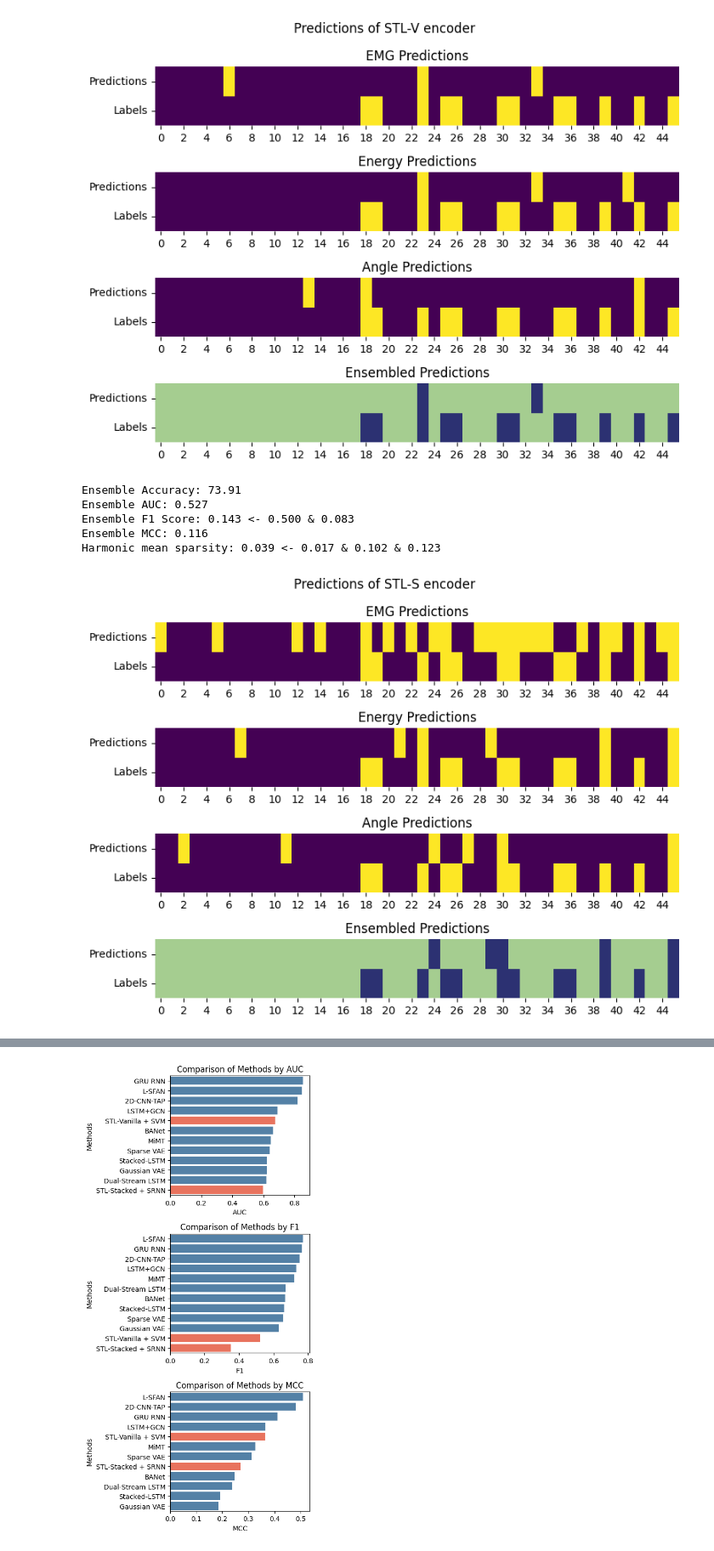
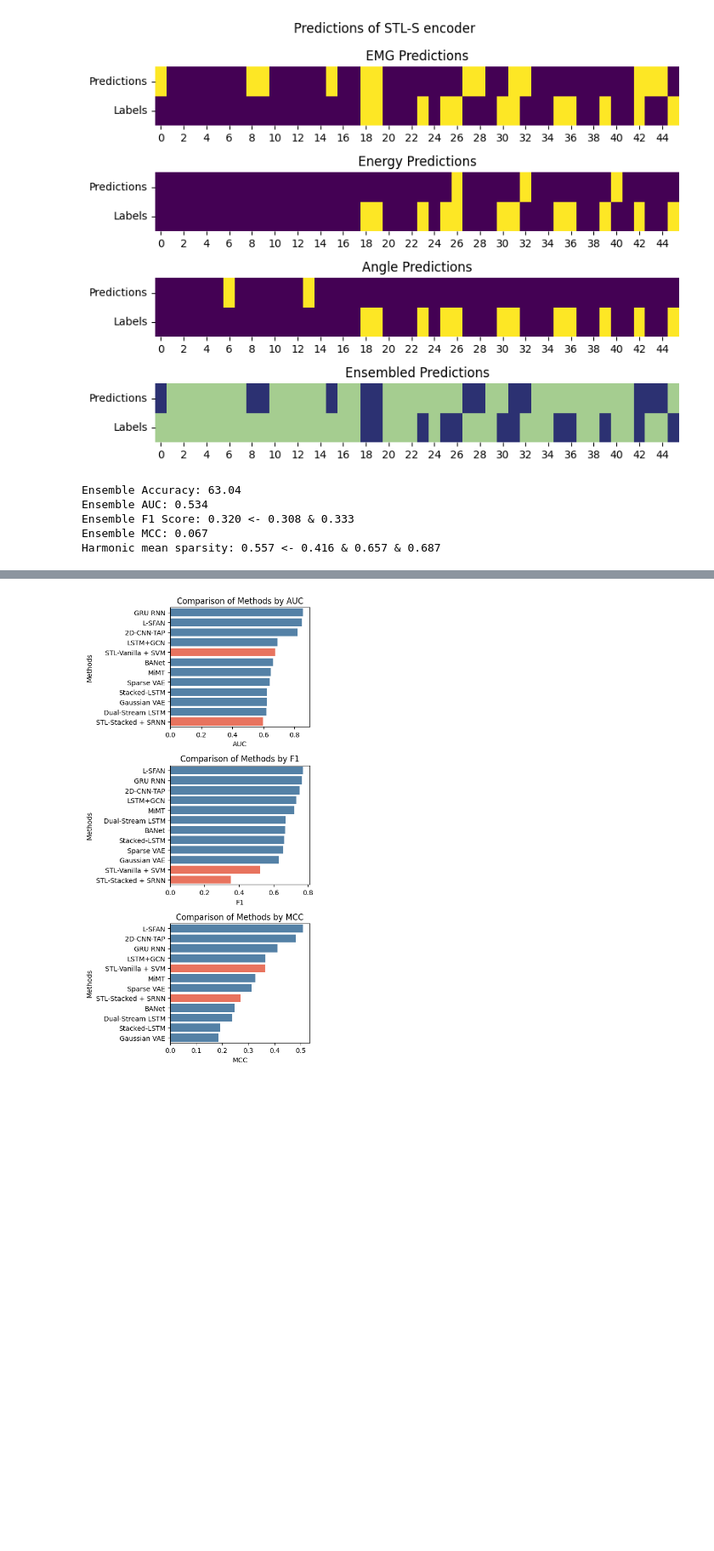
Before and after one commit to freek1/emopain-stl, a Jupyter notebook: analyze/results.ipynb, the cells around one changed output, grey strips where cells are left out. Shown at 85% size. Saved outputs shown, nothing was run; the diff lists cells and outputs as text; code cells hidden in the pictures; blank space fills up the shorter version.

```diff
--- a/analyze/results.ipynb
+++ b/analyze/results.ipynb
@@ -5,10 +5,10 @@ import matplotlib.pyplot as plt
 
 file = "emopain_"
 mehtod = "srnn"
-suffix = "_old_bszs" # ""
+suffix = "_10sp_0.0dp" # "_old_bszs"
 file += mehtod + suffix
 data_types = ["emg", "energy", "angle"]
-encoders = ["STL-V", "STL-S", "rate", "latency"]
+encoders = ["STL-S", "STL-V"]#, "rate", "latency"]
 
 data = []
 filenames = []
@@ -18,7 +18,7 @@ for data_type in data_types:
         # if encoder == "STL-S":
         #     results = pd.read_csv(f'../results/{file}_bsz/results_{data_type}_{encoder}.csv', index_col=0)
         # else:
-        results = pd.read_csv(f'../results/{file}/results_{data_type}_{encoder}.csv', index_col=0)
+        results = pd.read_csv(f'../results/fixmi/{file}/results_{data_type}_{encoder}.csv', index_col=0)
         filenames.append(f"{file} {data_type} {encoder}")
         print(filenames[-1])
         try:
@@ -137,15 +134,17 @@ for encoder in encoders:
     energy_mcc = matthews_corrcoef(labels, energy_preds)
     angle_mcc = matthews_corrcoef(labels, angle_preds)
 
+    # if mehtod == "svm":
     weights = [emg_f1, energy_f1, angle_f1]
+    # if mehtod == "srnn":
+    #     weights = [emg_acc, energy_acc, angle_acc]
 
     # Perform accuracy-weighted majority voting
     ensemble_preds = np.round(
         (emg_preds * weights[0] + energy_preds * weights[1] + angle_preds * weights[2]) / sum(weights)
     ).astype(int)
-
-    # Perform non-weighted majority voting
-    ensemble_preds = np.round((emg_preds + energy_preds + angle_preds) / 3).astype(int)
+# Perform non-weighted majority voting
+# ensemble_preds = np.round((emg_preds + energy_preds + angle_preds) / 3).astype(int)
 
     fig, axs = plt.subplots(4, 1, figsize=(8,6))
 
@@ -177,37 +176,36 @@ for encoder in encoders:
     sparsities = [
         results_dict[f'{file}_emg_{encoder}']['sparsities'][0],
         results_dict[f'{file}_energy_{encoder}']['sparsities'][0],
         results_dict[f'{file}_angle_{encoder}']['sparsities'][0]
     ]
 
     harmonic_mean_sparsity = hmean(sparsities)
 
     # Calculate and print ensemble performance metrics
     ensemble_accuracy = accuracy_score(labels, ensemble_preds)
     # pr_curve = precision_recall_curve(labels, ensemble_preds)
     # ensemble_auc = auc(pr_curve[1], pr_curve[0])
     ensemble_auc = roc_auc_score(labels, ensemble_preds)
     ensemble_f1 = f1_score(labels, ensemble_preds)
     ensemble_prec = precision_score(labels, ensemble_preds)
     ensemble_rec = recall_score(labels, ensemble_preds)
     ensemble_mcc = matthews_corrcoef(labels, ensemble_preds)
 
     print(f'Ensemble Accuracy: {ensemble_accuracy*100:.2f}')
     print(f'Ensemble AUC: {ensemble_auc:.3f}')
     print(f'Ensemble F1 Score: {ensemble_f1:.3f} <- {ensemble_prec:.3f} & {ensemble_rec:.3f}')
     print(f'Ensemble MCC: {ensemble_mcc:.3f}')
     print(f'Harmonic mean sparsity: {harmonic_mean_sparsity:.3f} <- {" & ".join([f"{s:.3f}" for s in sparsities])}')
 
     ensemble[encoder] = [ensemble_accuracy, ensemble_auc, ensemble_f1, ensemble_mcc, harmonic_mean_sparsity]
 
     encoder_preds = ensemble_preds.tolist()  # Convert for clarity (optional)
     ensemble_preds_d[encoder].append(encoder_preds)  # Append current predictions list
     ensemble_preds_d["labels"] = labels.tolist()  # Add labels to the dictionary
 # %% [output]
-[figure, old version]
+[figure, new version]
-Ensemble Accuracy: 73.91
-Ensemble AUC: 0.527
-Ensemble F1 Score: 0.143 <- 0.500 & 0.083
-Ensemble MCC: 0.116
-Harmonic mean sparsity: 0.039 <- 0.017 & 0.102 & 0.123
+Ensemble Accuracy: 63.04
+Ensemble AUC: 0.534
+Ensemble F1 Score: 0.320 <- 0.308 & 0.333
+Ensemble MCC: 0.067
+Harmonic mean sparsity: 0.557 <- 0.416 & 0.657 & 0.687
-[figure, removed]
```
Also changed, not shown: parts of 8 cells of this notebook, 1 other file.
